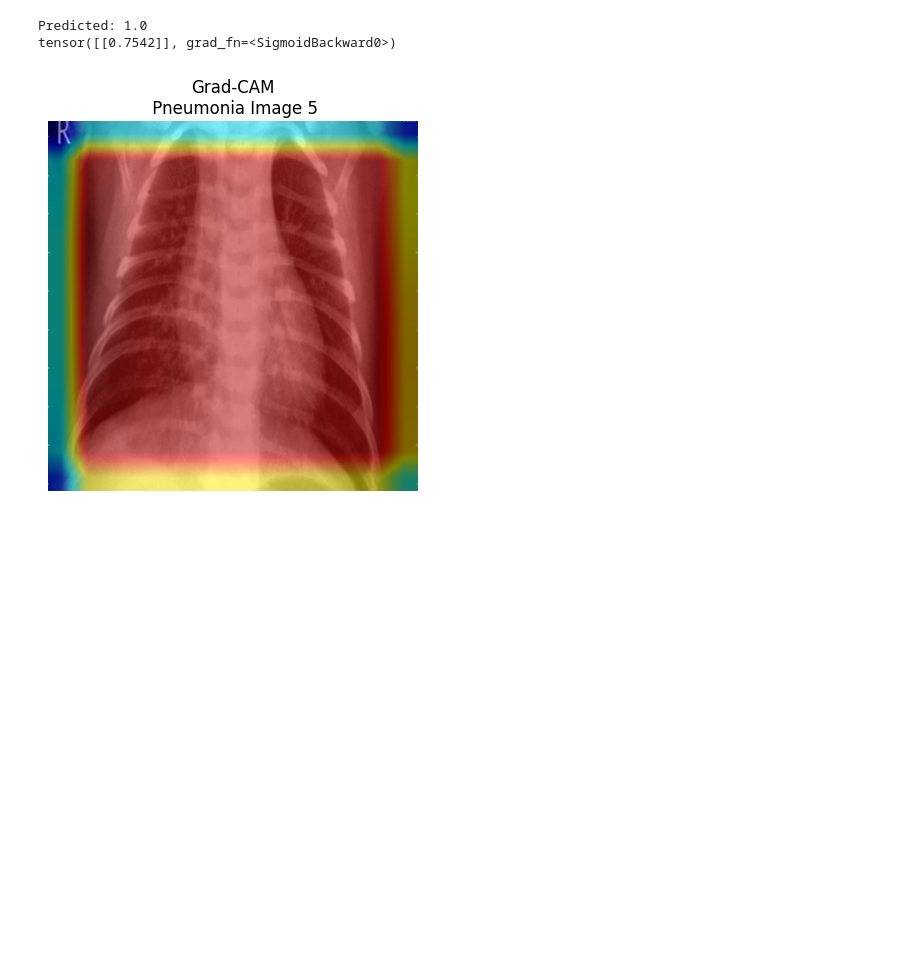
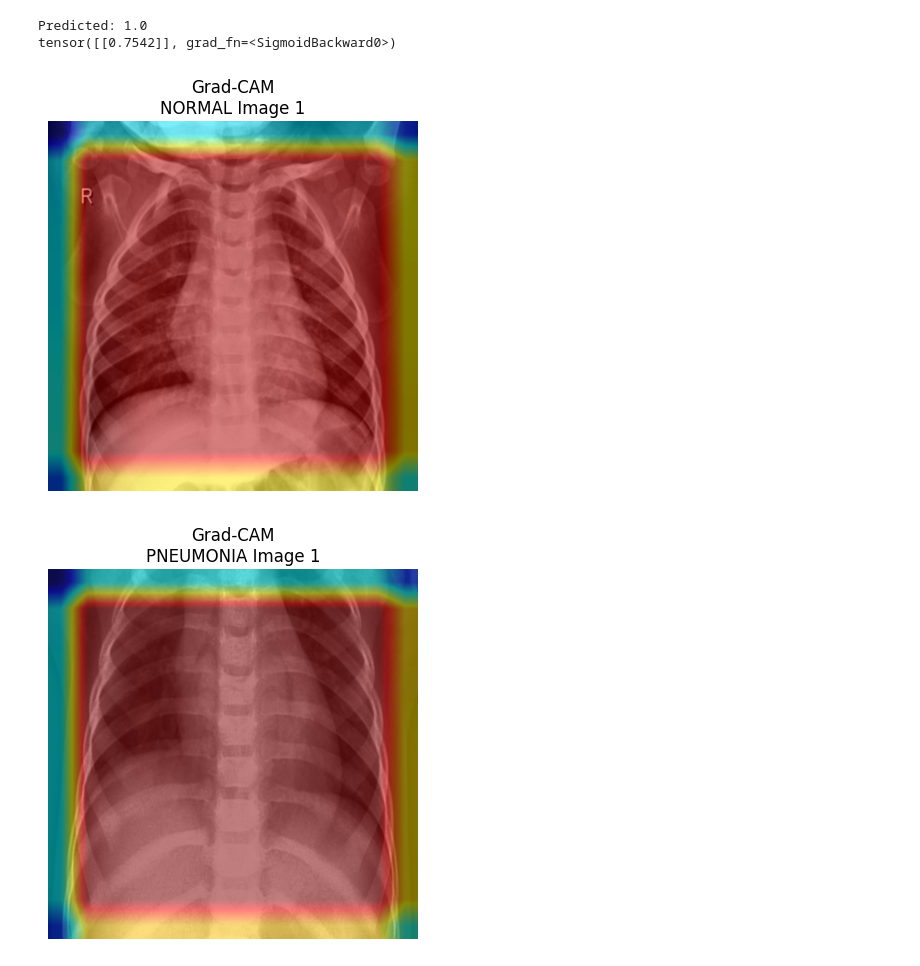
Before and after one commit to yannikc/ML4H_project2, a Jupyter notebook: pneumonia_prediction_q5_2.ipynb, the cells around one changed output. Drawn from its saved outputs; the diff is of its cells as text; code cells hidden in the pictures; blank space fills up the shorter version.

Commit message:
Final part 2 q5 codes

```diff
--- a/pneumonia_prediction_q5_2.ipynb
+++ b/pneumonia_prediction_q5_2.ipynb
@@ -125,39 +125,71 @@ print(output)
 Predicted: 1.0
 tensor([[0.7542]], grad_fn=<SigmoidBackward0>)
 # %%
-# Images used for displaying integrated gradients:
-# Normal images: IM-0117-0001.jpeg, IM-0119-0001.jpeg, IM-0129-0001.jpeg, IM-0147-0001.jpeg, IM-0176-0001.jpeg
-# Pneumonia images: person1_bacteria_1.jpeg, person2_bacteria_3.jpeg, person3_bacteria_12.jpeg, person460_virus_948.jpeg, person1228_virus_2079.jpeg
+import os
+from PIL import Image
+import matplotlib.pyplot as plt
+import numpy as np
+import cv2
+from torchvision import transforms
+from pytorch_grad_cam import GradCAM
+from pytorch_grad_cam.utils.model_targets import ClassifierOutputTarget
+from pytorch_grad_cam.utils.image import show_cam_on_image
 
-# Was done one by one for each image, see all images side by side in next cell
+# Images used for displaying Grad-CAM:
+normal_images = [
+    "IM-0117-0001.jpeg",
+    "IM-0119-0001.jpeg",
+    "IM-0129-0001.jpeg",
+    "IM-0147-0001.jpeg",
+    "IM-0176-0001.jpeg"
+]
+pneumonia_images = [
+    "person1_bacteria_1.jpeg",
+    "person2_bacteria_3.jpeg",
+    "person3_bacteria_12.jpeg",
+    "person460_virus_948.jpeg",
+    "person1228_virus_2079.jpeg"
+]
 
-img_path = "ML4H_project2/data_part2_processed/train/PNEUMONIA/person1228_virus_2079.jpeg"
-original_img = Image.open(img_path)
+base_dir = "ML4H_project2/data_part2_processed/train"
+output_dir = "ML4H_project2/grad-cam-results"
+os.makedirs(output_dir, exist_ok=True)
 
-# Need to resize to 224x224 for Grad-CAM
-resized_img = original_img.resize((224, 224))
 transform = transforms.ToTensor()
-input_tensor = transform(resized_img).unsqueeze(0)
-
-# Implemtation of Grad-CAM using tutorial from https://github.com/jacobgil/pytorch-grad-cam/blob/master/tutorials/CAM%20Metrics%20And%20Tuning%20Tutorial.ipynb
 target_layers = [model.conv4]
 targets = [ClassifierOutputTarget(0)]
 
 with GradCAM(model=model, target_layers=target_layers) as cam:
-    grayscale_cam = cam(input_tensor=input_tensor, targets=targets)[0]
+    for cls, image_list in [("NORMAL", normal_images), ("PNEUMONIA", pneumonia_images)]:
+        for idx, fname in enumerate(image_list, start=1):
+            # Load and resize
+            img_path = os.path.join(base_dir, cls, fname)
+            original_img = Image.open(img_path)
+            resized_img = original_img.resize((224, 224))
+            input_tensor = transform(resized_img).unsqueeze(0)
 
-# Overlay the CAM on the original image
-grayscale_cam_upsampled = cv2.resize(grayscale_cam, (1000, 1000))
-original_np = np.float32(original_img) / 255.0
-original_rgb = np.stack([original_np]*3, axis=-1)
-cam_on_original = show_cam_on_image(original_rgb, grayscale_cam_upsampled, use_rgb=True)
+            # Compute Grad-CAM
+            grayscale_cam = cam(input_tensor=input_tensor, targets=targets)[0]
 
-plt.imshow(cam_on_original)
-plt.title("Grad-CAM\n Pneumonia Image 5")
-plt.axis('off')
-plt.show()
+            # Overlay the CAM on the original image
+            cam_up = cv2.resize(grayscale_cam, original_img.size)
+            original_np = np.float32(original_img) / 255.0
+            original_rgb = np.stack([original_np] * 3, axis=-1)
+            cam_on_original = show_cam_on_image(original_rgb, cam_up, use_rgb=True)
+
+            # Save result
+            out_name = f"{cls.lower()}_{idx:02d}_gradcam.png"
+            cv2.imwrite(os.path.join(output_dir, out_name), cam_on_original)
+
+            # (Optional) display the first one of each class
+            if idx == 1:
+                plt.imshow(cam_on_original)
+                plt.title(f"Grad-CAM\n{cls} Image {idx}")
+                plt.axis('off')
+                plt.show()
 # %% [output]
-[figure, old version]
+[figure, new version]
+[figure, added]
 # %%
 import os
 from PIL import Image
```
Also changed, not shown: parts of 1 cell of this notebook, 4 other files.
